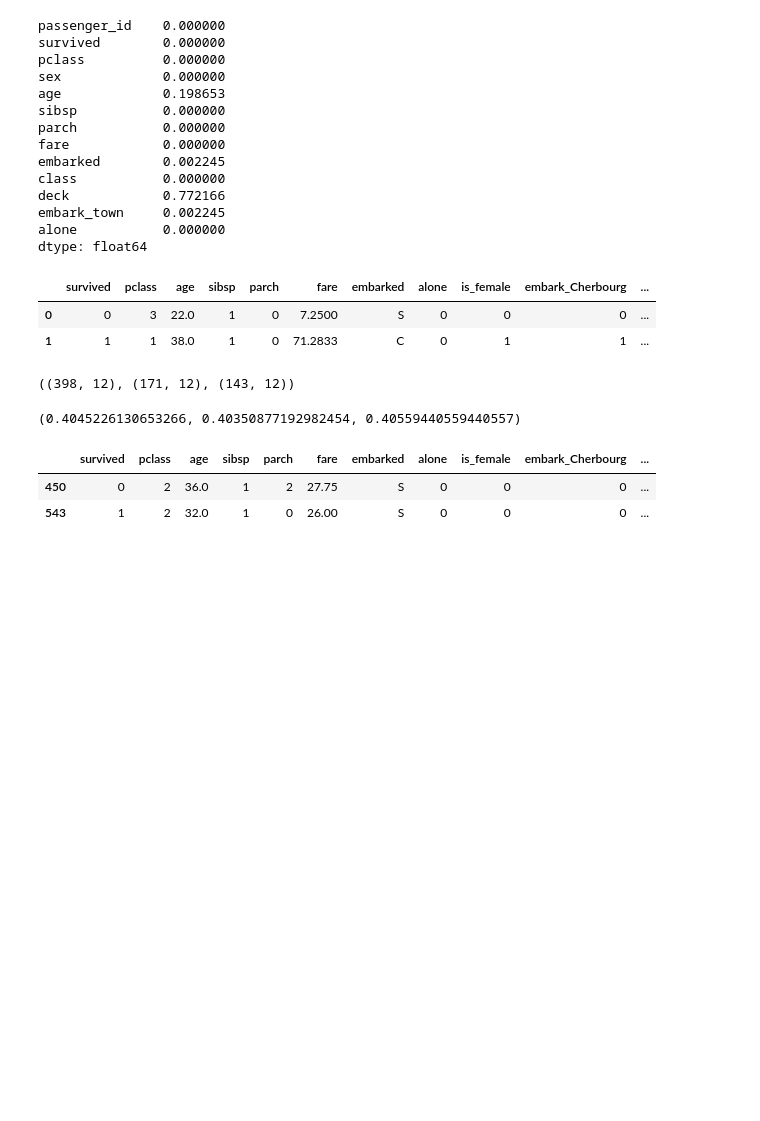
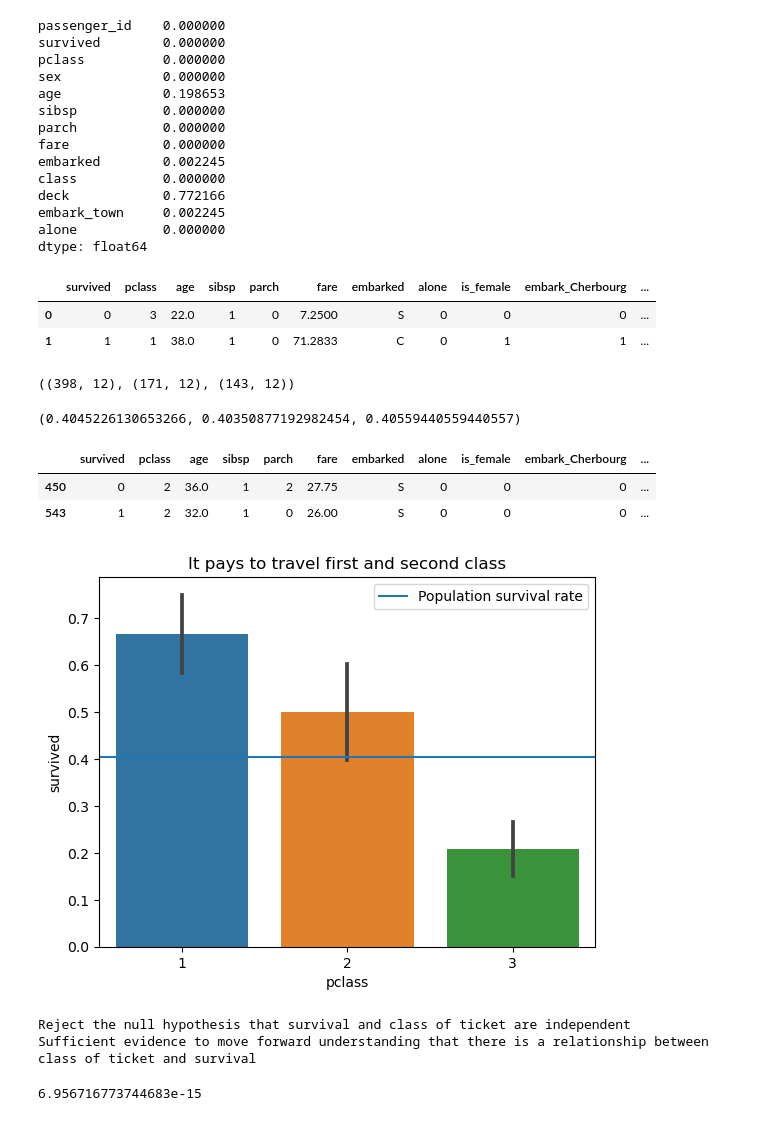
Before and after one commit to Marc-Aradillas/Classification_exercises.ipynb, a Jupyter notebook: EDA_notes.ipynb, the cells around one changed output. Drawn from its saved outputs; the diff is of its cells as text; code cells hidden in the pictures; blank space fills up the shorter version.

```diff
--- a/EDA_notes.ipynb
+++ b/EDA_notes.ipynb
@@ -178,3 +177,34 @@ train.head(2)
 |  | survived | pclass | age | sibsp | parch | fare | embarked | alone | is_female | embark_Cherbourg | ... |
 | 450 | 0 | 2 | 36.0 | 1 | 2 | 27.75 | S | 0 | 0 | 0 | ... |
 | 543 | 1 | 2 | 32.0 | 1 | 0 | 26.00 | S | 0 | 0 | 0 | ... |
+# %%
+plt.title("It pays to travel first and second class")
+sns.barplot(x="pclass", y="survived", data=train)
+population_survival_rate = train.survived.mean()
+plt.axhline(population_survival_rate, label="Population survival rate")
+plt.legend()
+plt.show()
+# %% [output]
+[figure, added]
+# %%
+# Let's run a chi squared to compare proportions, to have more confidence
+alpha = 0.05
+null_hypothesis = "survival and class of ticket are independent"
+alternative_hypothesis = "there is a relationship between class of ticket and survival"
+
+# Setup a crosstab of observed survival to pclass
+observed = pd.crosstab(train.survived, train.pclass)
+
+chi2, p, degf, expected = stats.chi2_contingency(observed)
+
+if p < alpha:
+    print("Reject the null hypothesis that", null_hypothesis)
+    print("Sufficient evidence to move forward understanding that", alternative_hypothesis)
+else:
+    print("Fail to reject the null")
+    print("Insufficient evidence to reject the null")
+p
+# %% [output]
+Reject the null hypothesis that survival and class of ticket are independent
+Sufficient evidence to move forward understanding that there is a relationship between class of ticket and survival
+6.956716773744683e-15
```
Also changed, not shown: parts of 22 cells of this notebook.
